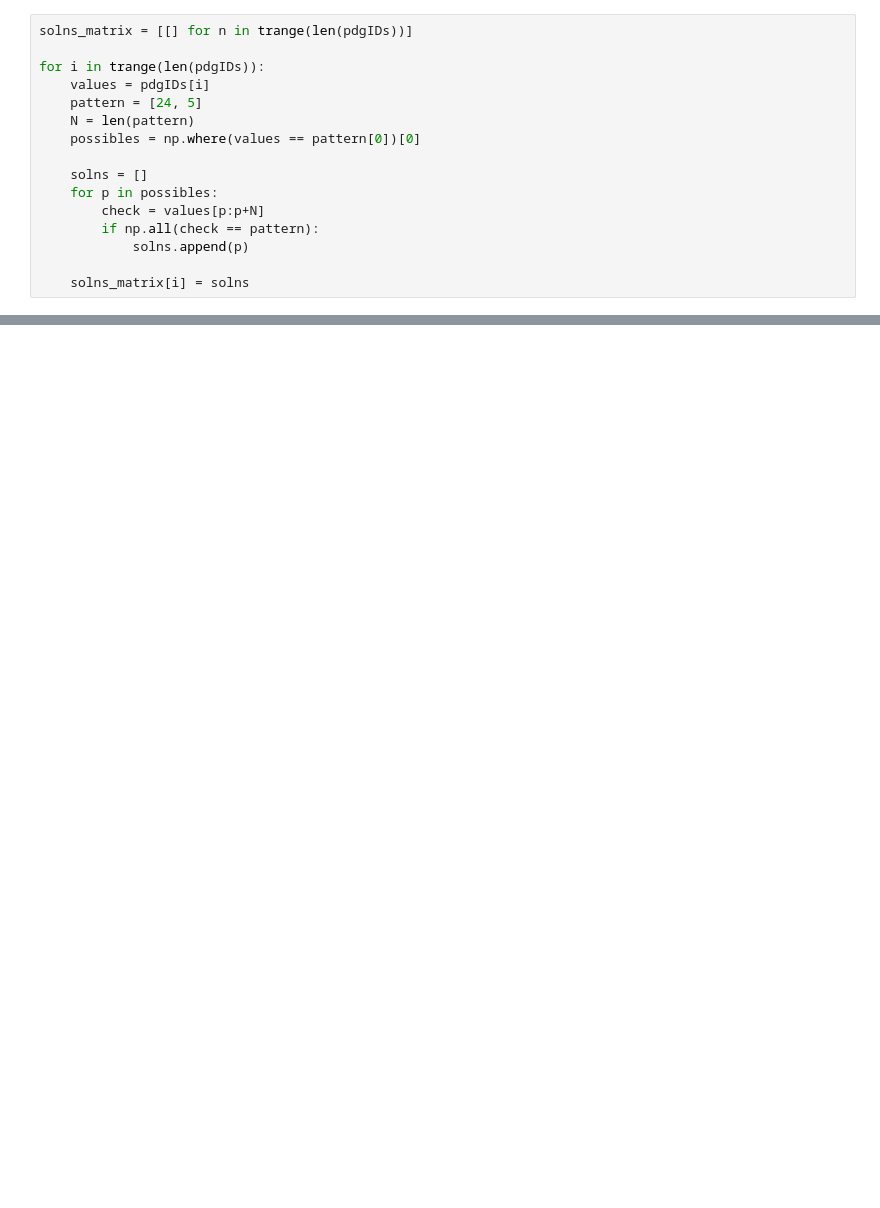
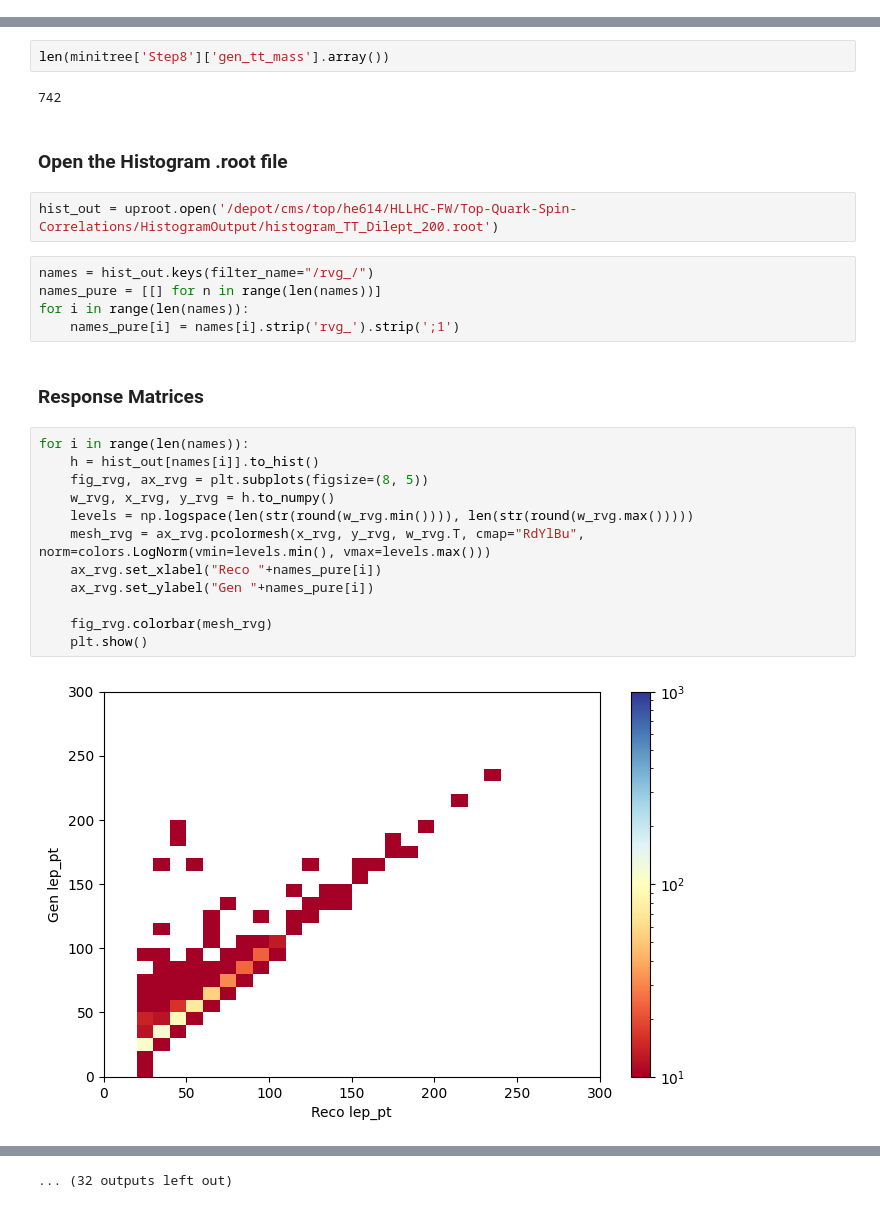
Before and after one commit to jthiema/Top-Quark-Spin-Correlations, a Jupyter notebook: Plotting/response_matrices.ipynb, the cells around one changed output, grey strips where cells are left out. Cells and saved outputs as stored; diff of their text form; blank space fills up the shorter version.

Commit message:
added plotting jupyter-notebooks

```diff
--- a/Plotting/response_matrices.ipynb
+++ b/Plotting/response_matrices.ipynb
@@ -45,16 +0,0 @@ ntuple['Delphes_Ntuples;1'].keys()
-# %%
-solns_matrix = [[] for n in trange(len(pdgIDs))]
-
-for i in trange(len(pdgIDs)):
-    values = pdgIDs[i]
-    pattern = [24, 5]
-    N = len(pattern)
-    possibles = np.where(values == pattern[0])[0]
-
-    solns = []
-    for p in possibles:
-        check = values[p:p+N]
-        if np.all(check == pattern):
-            solns.append(p)
-
-    solns_matrix[i] = solns
@@ -701,0 +45,29 @@ step7.arrays(filter_name="/weight/", library="pd")
+# %%
+len(minitree['Step8']['gen_tt_mass'].array())
+# %% [output]
+742
+# %% [markdown]
+### Open the Histogram .root file
+# %%
+hist_out = uproot.open('/depot/cms/top/he614/HLLHC-FW/Top-Quark-Spin-Correlations/HistogramOutput/histogram_TT_Dilept_200.root')
+# %%
+names = hist_out.keys(filter_name="/rvg_/")
+names_pure = [[] for n in range(len(names))]
+for i in range(len(names)):
+    names_pure[i] = names[i].strip('rvg_').strip(';1')
+# %% [markdown]
+### Response Matrices
+# %%
+for i in range(len(names)):
+    h = hist_out[names[i]].to_hist()
+    fig_rvg, ax_rvg = plt.subplots(figsize=(8, 5))
+    w_rvg, x_rvg, y_rvg = h.to_numpy()
+    levels = np.logspace(len(str(round(w_rvg.min()))), len(str(round(w_rvg.max()))))
+    mesh_rvg = ax_rvg.pcolormesh(x_rvg, y_rvg, w_rvg.T, cmap="RdYlBu", norm=colors.LogNorm(vmin=levels.min(), vmax=levels.max()))
+    ax_rvg.set_xlabel("Reco "+names_pure[i])
+    ax_rvg.set_ylabel("Gen "+names_pure[i])
+
+    fig_rvg.colorbar(mesh_rvg)
+    plt.show()
+# %% [output]
+[figure, added]
@@ -701,0 +85 @@ step7.arrays(filter_name="/weight/", library="pd")
+... (32 outputs left out)
```
Also changed, not shown: parts of 93 cells of this notebook, 1 other file.
